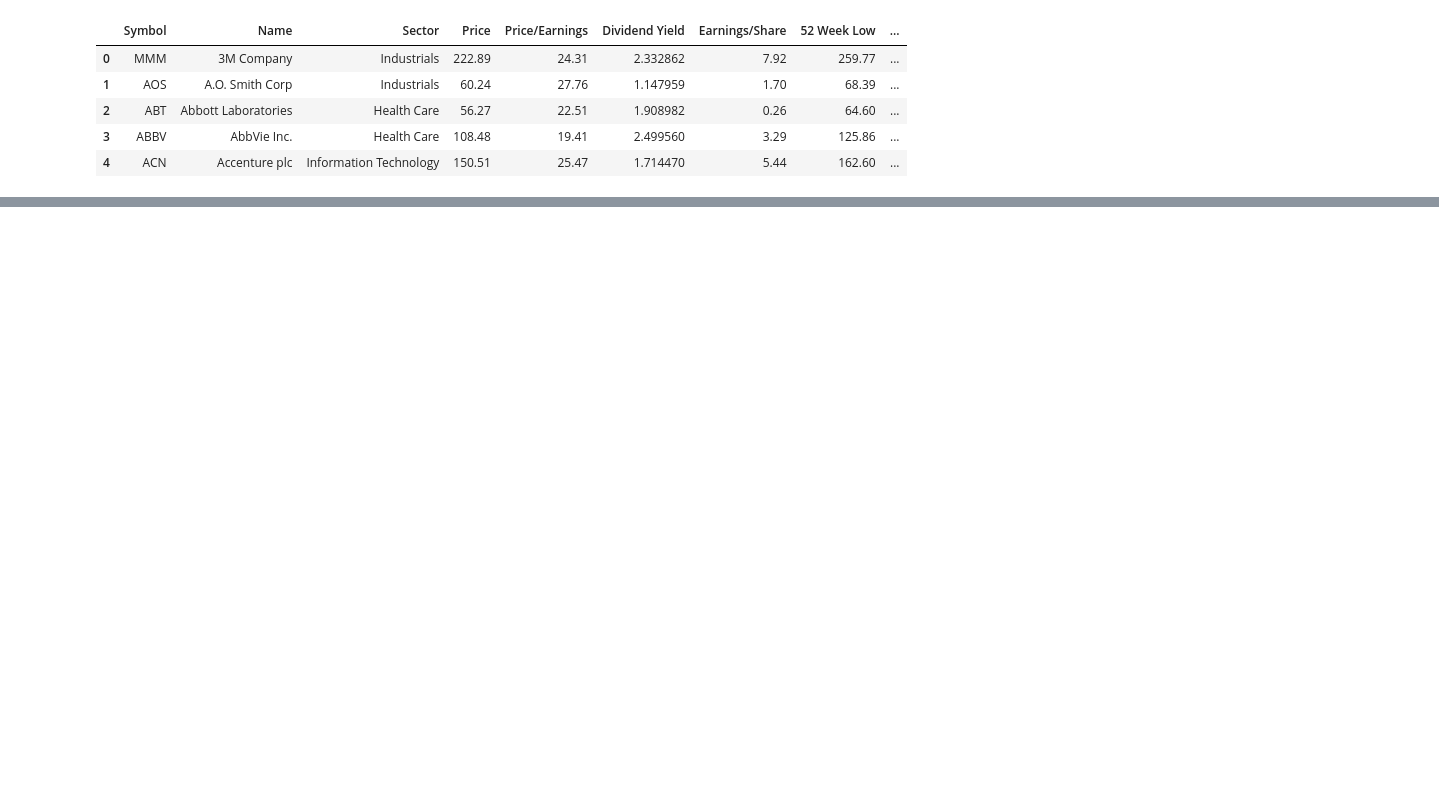
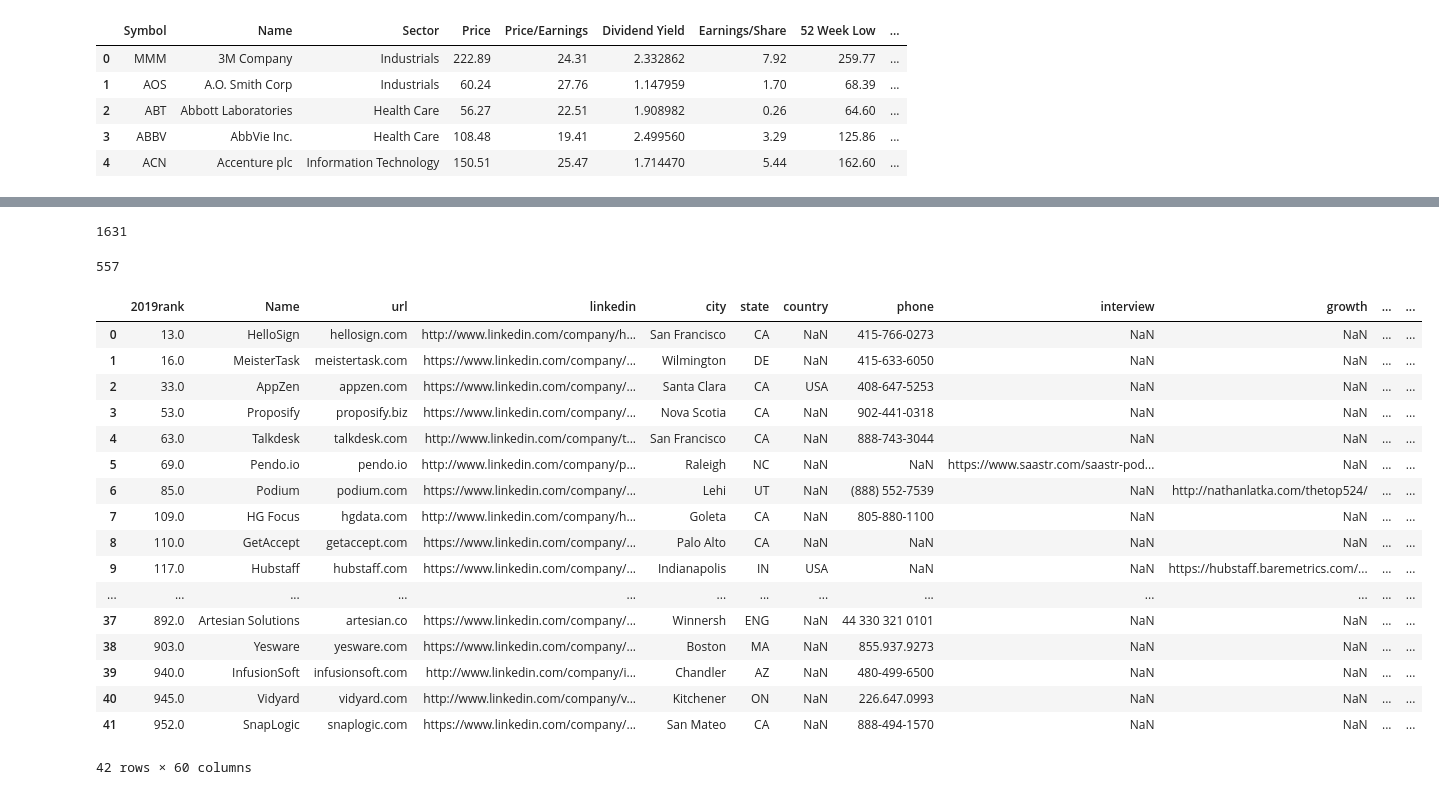
Before and after one commit to mpg33/ETL_Project, a Jupyter notebook: ETL_Project.ipynb, the cells around one changed output, grey strips where cells are left out. Drawn from its saved outputs; the diff is of its cells as text; code cells hidden in the pictures; blank space fills up the shorter version.

```diff
--- a/ETL_Project.ipynb
+++ b/ETL_Project.ipynb
@@ -71,0 +105,31 @@ SaaS_1000_df.head()
+# %%
+len(SaaS_url)
+# %% [output]
+1631
+# %%
+len(subset_url)
+# %% [output]
+557
+# %%
+merged_url = pd.merge(SaaS_1000_df, df_subset, on='url', how='inner')
+merged_url.dropna(subset=['url'], inplace=True)
+merged_url
+# %% [output]
+|  | 2019rank | Name | url | linkedin | city | state | country | phone | interview | growth | ... | ... |
+| 0 | 13.0 | HelloSign | hellosign.com | http://www.linkedin.com/company/h... | San Francisco | CA | NaN | 415-766-0273 | NaN | NaN | ... | ... |
+| 1 | 16.0 | MeisterTask | meistertask.com | https://www.linkedin.com/company/... | Wilmington | DE | NaN | 415-633-6050 | NaN | NaN | ... | ... |
+| 2 | 33.0 | AppZen | appzen.com | https://www.linkedin.com/company/... | Santa Clara | CA | USA | 408-647-5253 | NaN | NaN | ... | ... |
+| 3 | 53.0 | Proposify | proposify.biz | https://www.linkedin.com/company/... | Nova Scotia | CA | NaN | 902-441-0318 | NaN | NaN | ... | ... |
+| 4 | 63.0 | Talkdesk | talkdesk.com | http://www.linkedin.com/company/t... | San Francisco | CA | NaN | 888-743-3044 | NaN | NaN | ... | ... |
+| 5 | 69.0 | Pendo.io | pendo.io | http://www.linkedin.com/company/p... | Raleigh | NC | NaN | NaN | https://www.saastr.com/saastr-pod... | NaN | ... | ... |
+| 6 | 85.0 | Podium | podium.com | https://www.linkedin.com/company/... | Lehi | UT | NaN | (888) 552-7539 | NaN | http://nathanlatka.com/thetop524/ | ... | ... |
+| 7 | 109.0 | HG Focus | hgdata.com | http://www.linkedin.com/company/h... | Goleta | CA | NaN | 805-880-1100 | NaN | NaN | ... | ... |
+| 8 | 110.0 | GetAccept | getaccept.com | https://www.linkedin.com/company/... | Palo Alto | CA | NaN | NaN | NaN | NaN | ... | ... |
+| 9 | 117.0 | Hubstaff | hubstaff.com | https://www.linkedin.com/company/... | Indianapolis | IN | USA | NaN | NaN | https://hubstaff.baremetrics.com/... | ... | ... |
+| ... | ... | ... | ... | ... | ... | ... | ... | ... | ... | ... | ... | ... |
+| 37 | 892.0 | Artesian Solutions | artesian.co | https://www.linkedin.com/company/... | Winnersh | ENG | NaN | 44 330 321 0101 | NaN | NaN | ... | ... |
+| 38 | 903.0 | Yesware | yesware.com | https://www.linkedin.com/company/... | Boston | MA | NaN | 855.937.9273 | NaN | NaN | ... | ... |
+| 39 | 940.0 | InfusionSoft | infusionsoft.com | http://www.linkedin.com/company/i... | Chandler | AZ | NaN | 480-499-6500 | NaN | NaN | ... | ... |
+| 40 | 945.0 | Vidyard | vidyard.com | http://www.linkedin.com/company/v... | Kitchener | ON | NaN | 226.647.0993 | NaN | NaN | ... | ... |
+| 41 | 952.0 | SnapLogic | snaplogic.com | https://www.linkedin.com/company/... | San Mateo | CA | NaN | 888-494-1570 | NaN | NaN | ... | ... |
+42 rows × 60 columns
```
Also changed, not shown: parts of 8 cells of this notebook, 1 other file.
